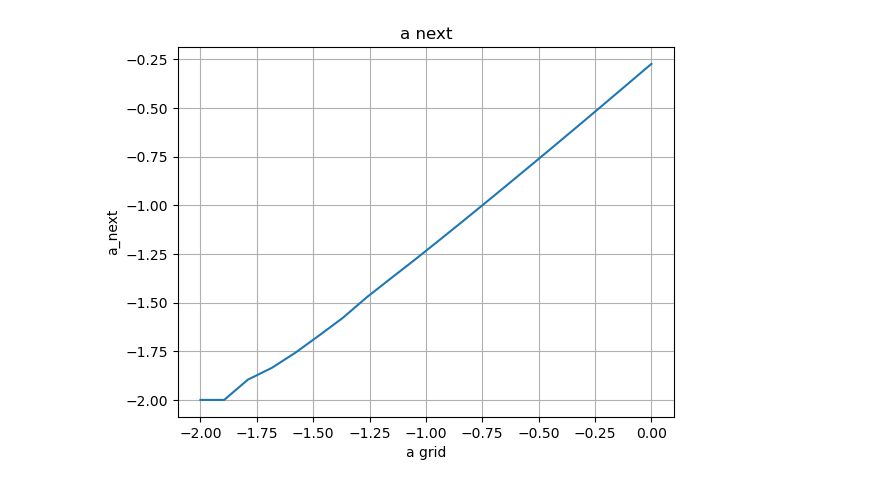
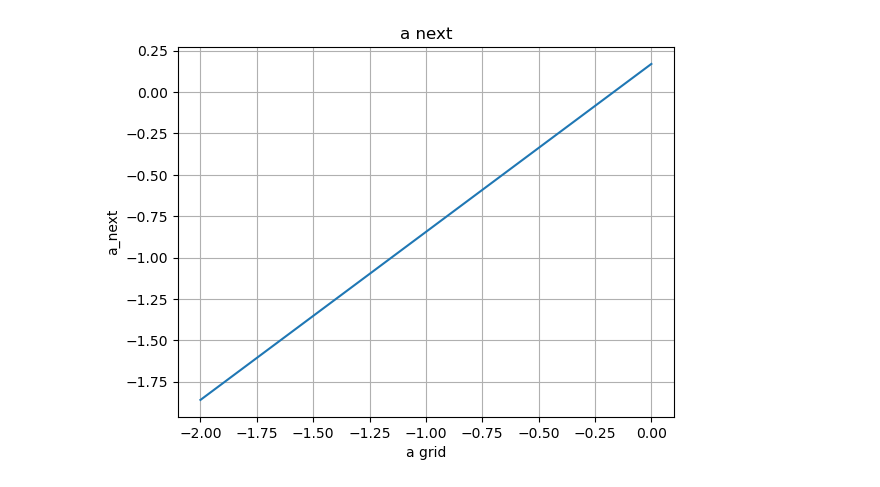
Before and after one commit to qrn838/Dynamic-programming-project, a Jupyter notebook: 2. consumption saving.ipynb, the cells around one changed output. Saved outputs shown, nothing was run; the diff lists cells and outputs as text; code cells hidden in the pictures.

```diff
--- a/2. consumption saving.ipynb
+++ b/2. consumption saving.ipynb
@@ -91,13 +94,13 @@ plt.show()
 # %%
 
-plt.plot(model.par.a_grid, model.sol.a_next[0,:])
+plt.plot(model.par.a_grid, model.sol.a_next_e[-1,0,:])
 plt.xlabel('a grid')
 plt.ylabel('a_next')
 plt.title('a next')
 plt.grid(True)
 plt.show()
 # %% [output]
-[figure, old version]
+[figure, new version]
 # %%
 model1 = model.copy()
 # model1.par.L = -0.00
```
Also changed, not shown: parts of 20 cells of this notebook, 8 other files.
